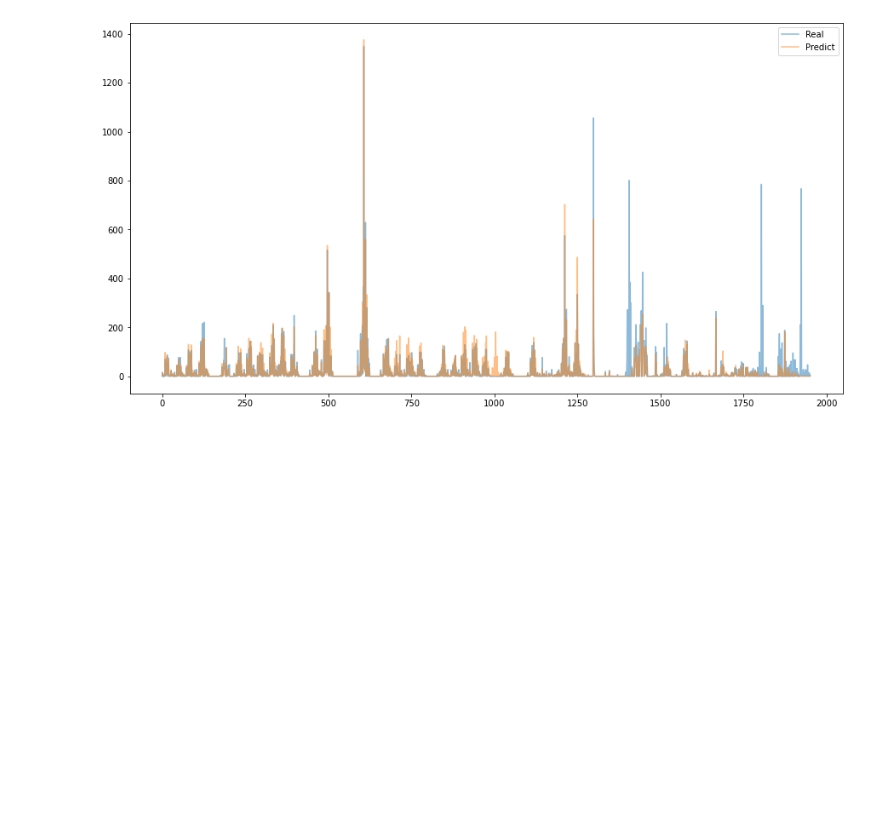
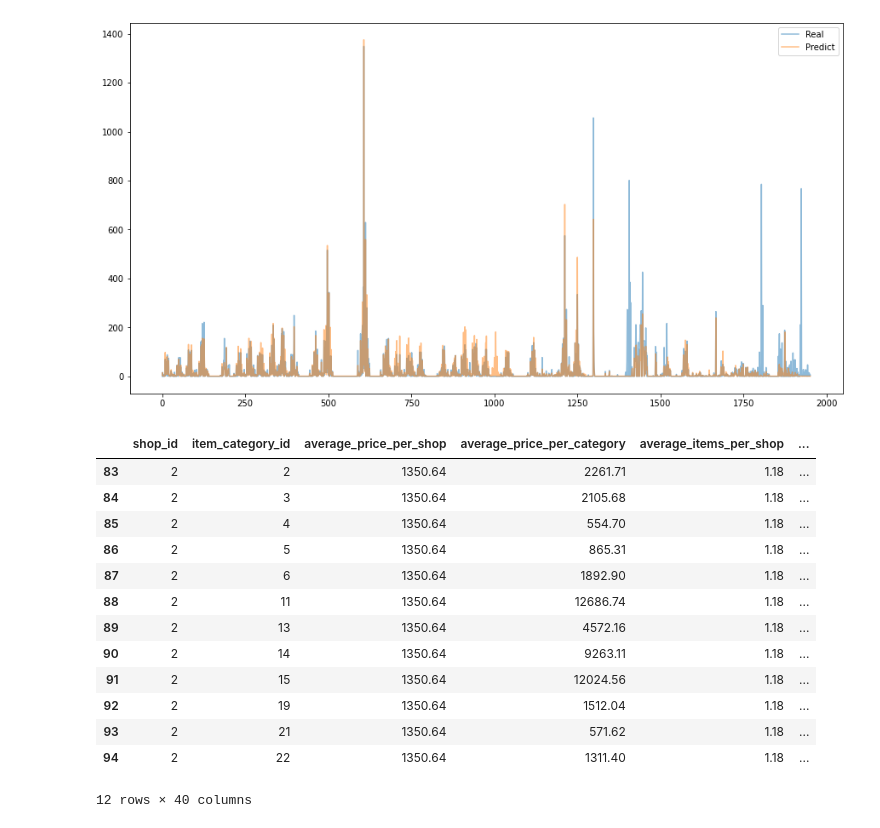
Before and after one commit to Alberto7526/MonografiaGithub, a Jupyter notebook: Pruebas.ipynb, the cells around one changed output. Cells and saved outputs as stored; diff of their text form; code cells hidden in the pictures; blank space fills up the shorter version.

```diff
--- a/Pruebas.ipynb
+++ b/Pruebas.ipynb
@@ -255,3 +271,20 @@ plt.legend()
 plt.show()
 # %% [output]
 [figure]
+# %%
+df.iloc[0:12]
+# %% [output]
+|  | shop_id | item_category_id | average_price_per_shop | average_price_per_category | average_items_per_shop | ... |
+| 83 | 2 | 2 | 1350.64 | 2261.71 | 1.18 | ... |
+| 84 | 2 | 3 | 1350.64 | 2105.68 | 1.18 | ... |
+| 85 | 2 | 4 | 1350.64 | 554.70 | 1.18 | ... |
+| 86 | 2 | 5 | 1350.64 | 865.31 | 1.18 | ... |
+| 87 | 2 | 6 | 1350.64 | 1892.90 | 1.18 | ... |
+| 88 | 2 | 11 | 1350.64 | 12686.74 | 1.18 | ... |
+| 89 | 2 | 13 | 1350.64 | 4572.16 | 1.18 | ... |
+| 90 | 2 | 14 | 1350.64 | 9263.11 | 1.18 | ... |
+| 91 | 2 | 15 | 1350.64 | 12024.56 | 1.18 | ... |
+| 92 | 2 | 19 | 1350.64 | 1512.04 | 1.18 | ... |
+| 93 | 2 | 21 | 1350.64 | 571.62 | 1.18 | ... |
+| 94 | 2 | 22 | 1350.64 | 1311.40 | 1.18 | ... |
+12 rows × 40 columns
```
Also changed, not shown: parts of 6 cells of this notebook, 14 other files.
